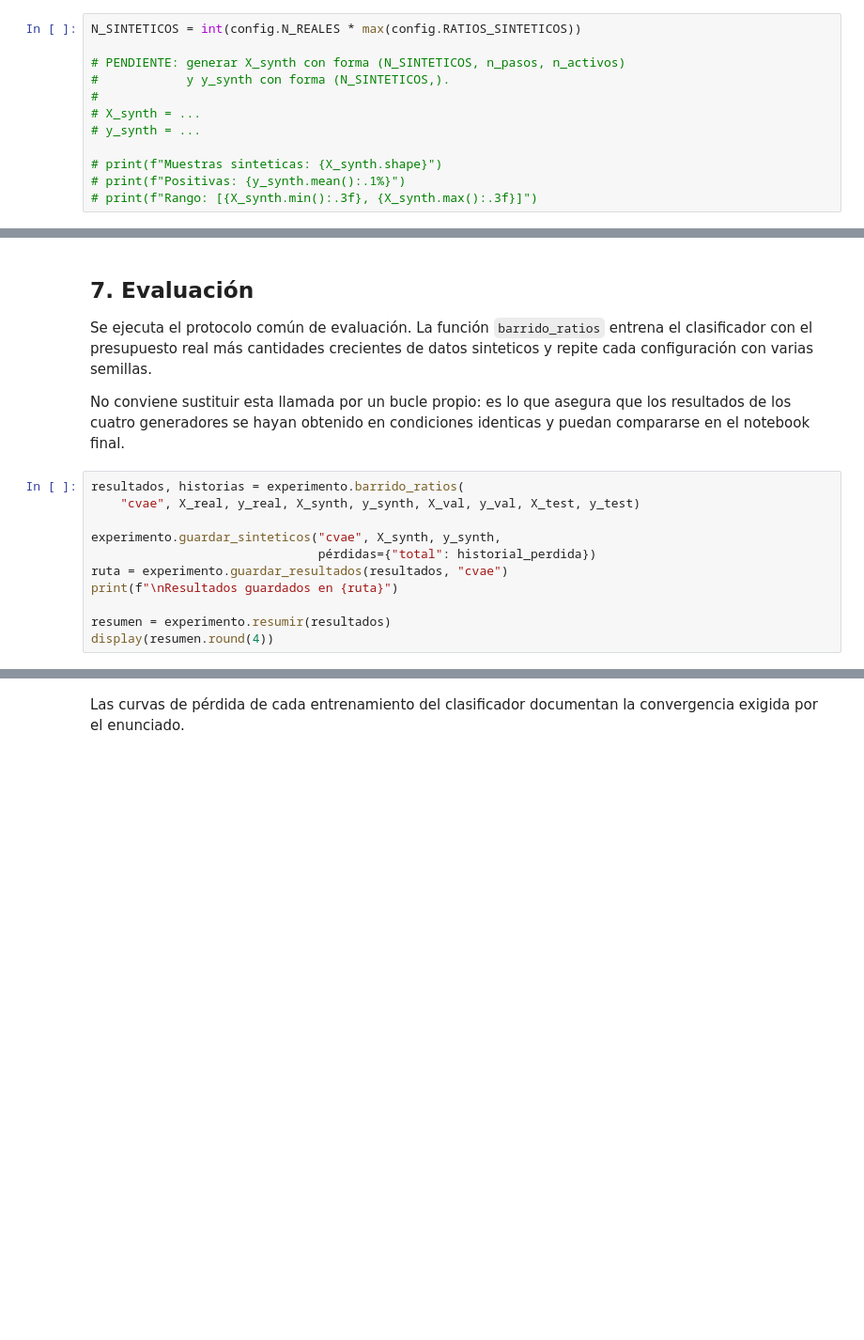
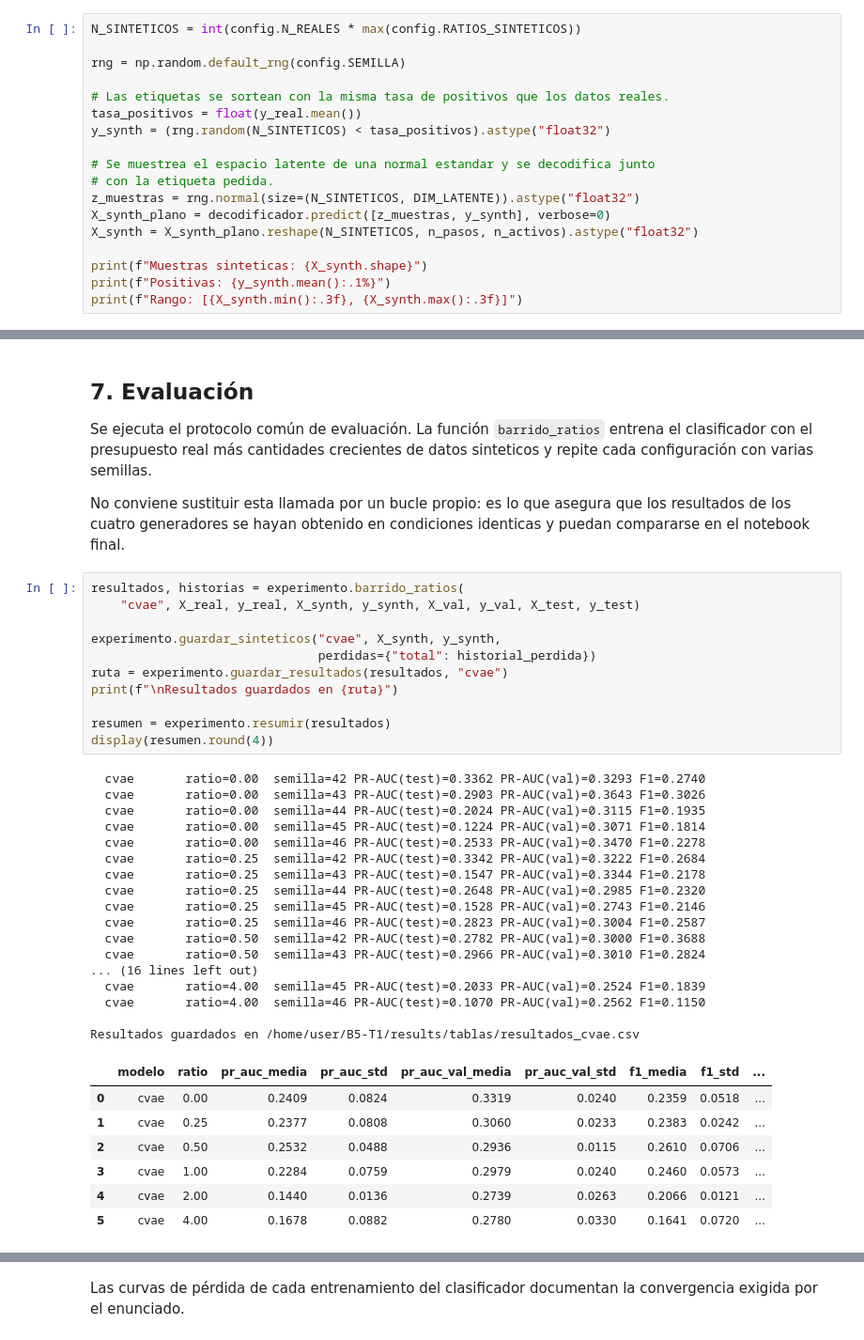
Before and after one commit to raulrodriguezlr/B5-T1, a Jupyter notebook: notebooks/05_generador_cvae.ipynb, the cells around one changed output, grey strips where cells are left out. Shown at 94% size. Cells and saved outputs as stored; diff of their text form; blank space fills up the shorter version.

```diff
--- a/notebooks/05_generador_cvae.ipynb
+++ b/notebooks/05_generador_cvae.ipynb
@@ -162,12 +407,18 @@ se pasan al decodificador junto con el vector latente.
 # %%
 N_SINTETICOS = int(config.N_REALES * max(config.RATIOS_SINTETICOS))
 
-# PENDIENTE: generar X_synth con forma (N_SINTETICOS, n_pasos, n_activos)
-#            y y_synth con forma (N_SINTETICOS,).
-#
-# X_synth = ...
-# y_synth = ...
+rng = np.random.default_rng(config.SEMILLA)
 
-# print(f"Muestras sinteticas: {X_synth.shape}")
-# print(f"Positivas: {y_synth.mean():.1%}")
-# print(f"Rango: [{X_synth.min():.3f}, {X_synth.max():.3f}]")
+# Las etiquetas se sortean con la misma tasa de positivos que los datos reales.
+tasa_positivos = float(y_real.mean())
+y_synth = (rng.random(N_SINTETICOS) < tasa_positivos).astype("float32")
+
+# Se muestrea el espacio latente de una normal estandar y se decodifica junto
+# con la etiqueta pedida.
+z_muestras = rng.normal(size=(N_SINTETICOS, DIM_LATENTE)).astype("float32")
+X_synth_plano = decodificador.predict([z_muestras, y_synth], verbose=0)
+X_synth = X_synth_plano.reshape(N_SINTETICOS, n_pasos, n_activos).astype("float32")
+
+print(f"Muestras sinteticas: {X_synth.shape}")
+print(f"Positivas: {y_synth.mean():.1%}")
+print(f"Rango: [{X_synth.min():.3f}, {X_synth.max():.3f}]")
@@ -222,14 +505,39 @@ puedan compararse en el notebook final.
 # %%
 resultados, historias = experimento.barrido_ratios(
     "cvae", X_real, y_real, X_synth, y_synth, X_val, y_val, X_test, y_test)
 
 experimento.guardar_sinteticos("cvae", X_synth, y_synth,
-                               pérdidas={"total": historial_perdida})
+                               perdidas={"total": historial_perdida})
 ruta = experimento.guardar_resultados(resultados, "cvae")
 print(f"\nResultados guardados en {ruta}")
 
 resumen = experimento.resumir(resultados)
 display(resumen.round(4))
+# %% [output]
+  cvae       ratio=0.00  semilla=42 PR-AUC(test)=0.3362 PR-AUC(val)=0.3293 F1=0.2740
+  cvae       ratio=0.00  semilla=43 PR-AUC(test)=0.2903 PR-AUC(val)=0.3643 F1=0.3026
+  cvae       ratio=0.00  semilla=44 PR-AUC(test)=0.2024 PR-AUC(val)=0.3115 F1=0.1935
+  cvae       ratio=0.00  semilla=45 PR-AUC(test)=0.1224 PR-AUC(val)=0.3071 F1=0.1814
+  cvae       ratio=0.00  semilla=46 PR-AUC(test)=0.2533 PR-AUC(val)=0.3470 F1=0.2278
+  cvae       ratio=0.25  semilla=42 PR-AUC(test)=0.3342 PR-AUC(val)=0.3222 F1=0.2684
+  cvae       ratio=0.25  semilla=43 PR-AUC(test)=0.1547 PR-AUC(val)=0.3344 F1=0.2178
+  cvae       ratio=0.25  semilla=44 PR-AUC(test)=0.2648 PR-AUC(val)=0.2985 F1=0.2320
+  cvae       ratio=0.25  semilla=45 PR-AUC(test)=0.1528 PR-AUC(val)=0.2743 F1=0.2146
+  cvae       ratio=0.25  semilla=46 PR-AUC(test)=0.2823 PR-AUC(val)=0.3004 F1=0.2587
+  cvae       ratio=0.50  semilla=42 PR-AUC(test)=0.2782 PR-AUC(val)=0.3000 F1=0.3688
+  cvae       ratio=0.50  semilla=43 PR-AUC(test)=0.2966 PR-AUC(val)=0.3010 F1=0.2824
+... (16 lines left out)
+  cvae       ratio=4.00  semilla=45 PR-AUC(test)=0.2033 PR-AUC(val)=0.2524 F1=0.1839
+  cvae       ratio=4.00  semilla=46 PR-AUC(test)=0.1070 PR-AUC(val)=0.2562 F1=0.1150
+
+Resultados guardados en /home/user/B5-T1/results/tablas/resultados_cvae.csv
+|  | modelo | ratio | pr_auc_media | pr_auc_std | pr_auc_val_media | pr_auc_val_std | f1_media | f1_std | ... |
+| 0 | cvae | 0.00 | 0.2409 | 0.0824 | 0.3319 | 0.0240 | 0.2359 | 0.0518 | ... |
+| 1 | cvae | 0.25 | 0.2377 | 0.0808 | 0.3060 | 0.0233 | 0.2383 | 0.0242 | ... |
+| 2 | cvae | 0.50 | 0.2532 | 0.0488 | 0.2936 | 0.0115 | 0.2610 | 0.0706 | ... |
+| 3 | cvae | 1.00 | 0.2284 | 0.0759 | 0.2979 | 0.0240 | 0.2460 | 0.0573 | ... |
+| 4 | cvae | 2.00 | 0.1440 | 0.0136 | 0.2739 | 0.0263 | 0.2066 | 0.0121 | ... |
+| 5 | cvae | 4.00 | 0.1678 | 0.0882 | 0.2780 | 0.0330 | 0.1641 | 0.0720 | ... |
 # %%
 graficos.curva_ratios(
     resumen, titulo="Efecto del generador sobre el test",
```
Also changed, not shown: parts of 24 cells of this notebook.
